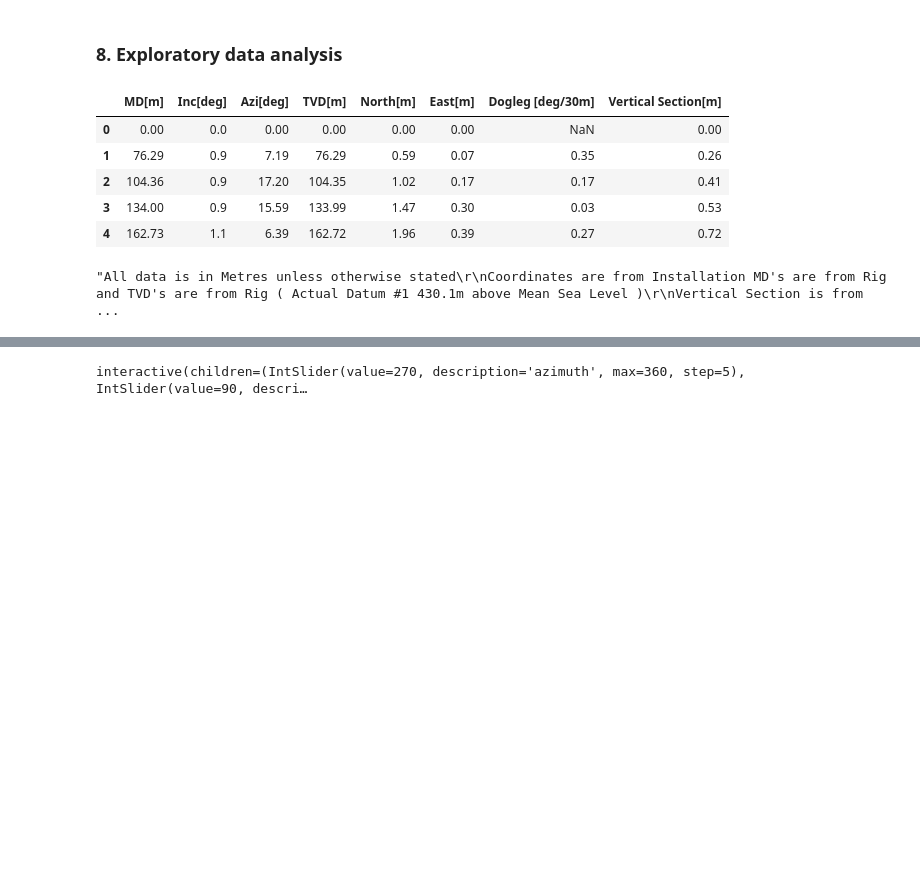
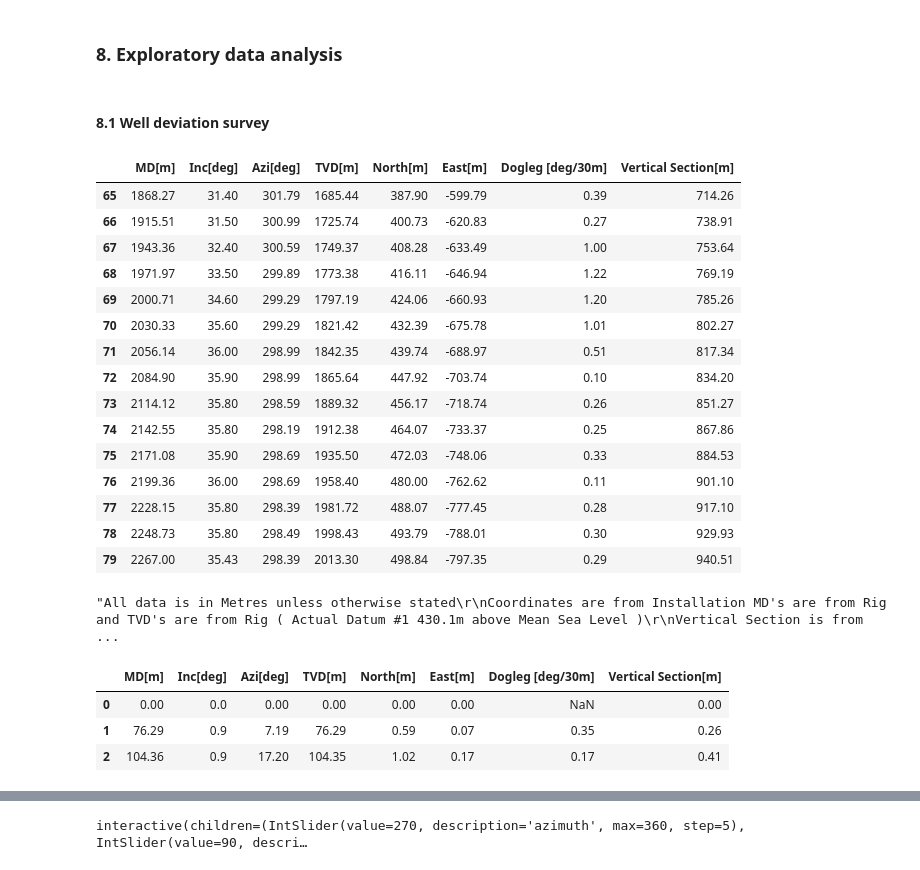
Before and after one commit to Zabamund/fracture-SFA, a Jupyter notebook: notebooks/SFA_Notebook.ipynb, the cells around one changed output, grey strips where cells are left out. Saved outputs shown, nothing was run; the diff lists cells and outputs as text; code cells hidden in the pictures; blank space fills up the shorter version.

```diff
--- a/notebooks/SFA_Notebook.ipynb
+++ b/notebooks/SFA_Notebook.ipynb
@@ -189,16 +189,28 @@ tops.to_csv('../data/cleanedData/tops.csv',sep=',')
 image_data.to_csv('../data/cleanedData/image_data.csv',sep=',')
 # %% [markdown]
 ### 8. Exploratory data analysis
+# %% [markdown]
+#### 8.1 Well deviation survey
 # %%
 #survey_edt, survey_info, tops, image_data
-survey_edt.head()
+survey_edt.tail(15)
 # %% [output]
 |  | MD[m] | Inc[deg] | Azi[deg] | TVD[m] | North[m] | East[m] | Dogleg [deg/30m] | Vertical Section[m] |
-| 0 | 0.00 | 0.0 | 0.00 | 0.00 | 0.00 | 0.00 | NaN | 0.00 |
-| 1 | 76.29 | 0.9 | 7.19 | 76.29 | 0.59 | 0.07 | 0.35 | 0.26 |
-| 2 | 104.36 | 0.9 | 17.20 | 104.35 | 1.02 | 0.17 | 0.17 | 0.41 |
-| 3 | 134.00 | 0.9 | 15.59 | 133.99 | 1.47 | 0.30 | 0.03 | 0.53 |
-| 4 | 162.73 | 1.1 | 6.39 | 162.72 | 1.96 | 0.39 | 0.27 | 0.72 |
+| 65 | 1868.27 | 31.40 | 301.79 | 1685.44 | 387.90 | -599.79 | 0.39 | 714.26 |
+| 66 | 1915.51 | 31.50 | 300.99 | 1725.74 | 400.73 | -620.83 | 0.27 | 738.91 |
+| 67 | 1943.36 | 32.40 | 300.59 | 1749.37 | 408.28 | -633.49 | 1.00 | 753.64 |
+| 68 | 1971.97 | 33.50 | 299.89 | 1773.38 | 416.11 | -646.94 | 1.22 | 769.19 |
+| 69 | 2000.71 | 34.60 | 299.29 | 1797.19 | 424.06 | -660.93 | 1.20 | 785.26 |
+| 70 | 2030.33 | 35.60 | 299.29 | 1821.42 | 432.39 | -675.78 | 1.01 | 802.27 |
+| 71 | 2056.14 | 36.00 | 298.99 | 1842.35 | 439.74 | -688.97 | 0.51 | 817.34 |
+| 72 | 2084.90 | 35.90 | 298.99 | 1865.64 | 447.92 | -703.74 | 0.10 | 834.20 |
+| 73 | 2114.12 | 35.80 | 298.59 | 1889.32 | 456.17 | -718.74 | 0.26 | 851.27 |
+| 74 | 2142.55 | 35.80 | 298.19 | 1912.38 | 464.07 | -733.37 | 0.25 | 867.86 |
+| 75 | 2171.08 | 35.90 | 298.69 | 1935.50 | 472.03 | -748.06 | 0.33 | 884.53 |
+| 76 | 2199.36 | 36.00 | 298.69 | 1958.40 | 480.00 | -762.62 | 0.11 | 901.10 |
+| 77 | 2228.15 | 35.80 | 298.39 | 1981.72 | 488.07 | -777.45 | 0.28 | 917.10 |
+| 78 | 2248.73 | 35.80 | 298.49 | 1998.43 | 493.79 | -788.01 | 0.30 | 929.93 |
+| 79 | 2267.00 | 35.43 | 298.39 | 2013.30 | 498.84 | -797.35 | 0.29 | 940.51 |
 # %%
 survey_info['Survey Info'][0]
 # %% [output]
@@ -226,3 +238,10 @@ z_temp = 0
 for line in z_dev:
     z_temp += line
     z_pos.append(-1 * z_temp)
+# %%
+survey_edt.head(3)
+# %% [output]
+|  | MD[m] | Inc[deg] | Azi[deg] | TVD[m] | North[m] | East[m] | Dogleg [deg/30m] | Vertical Section[m] |
+| 0 | 0.00 | 0.0 | 0.00 | 0.00 | 0.00 | 0.00 | NaN | 0.00 |
+| 1 | 76.29 | 0.9 | 7.19 | 76.29 | 0.59 | 0.07 | 0.35 | 0.26 |
+| 2 | 104.36 | 0.9 | 17.20 | 104.35 | 1.02 | 0.17 | 0.17 | 0.41 |
```
Also changed, not shown: parts of 12 cells of this notebook.
